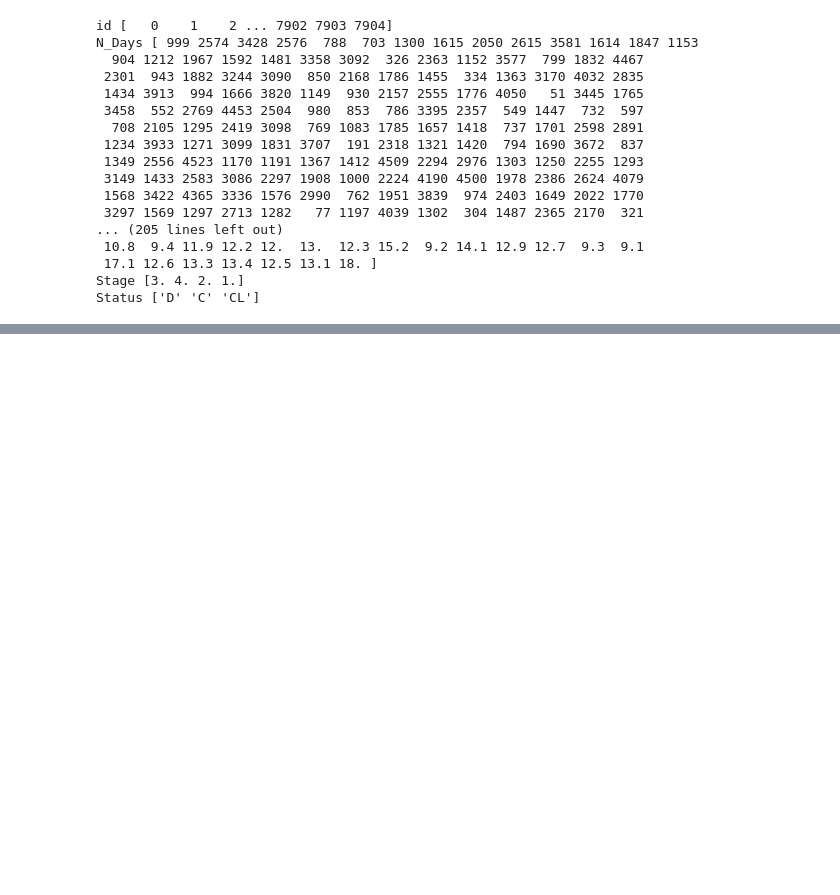
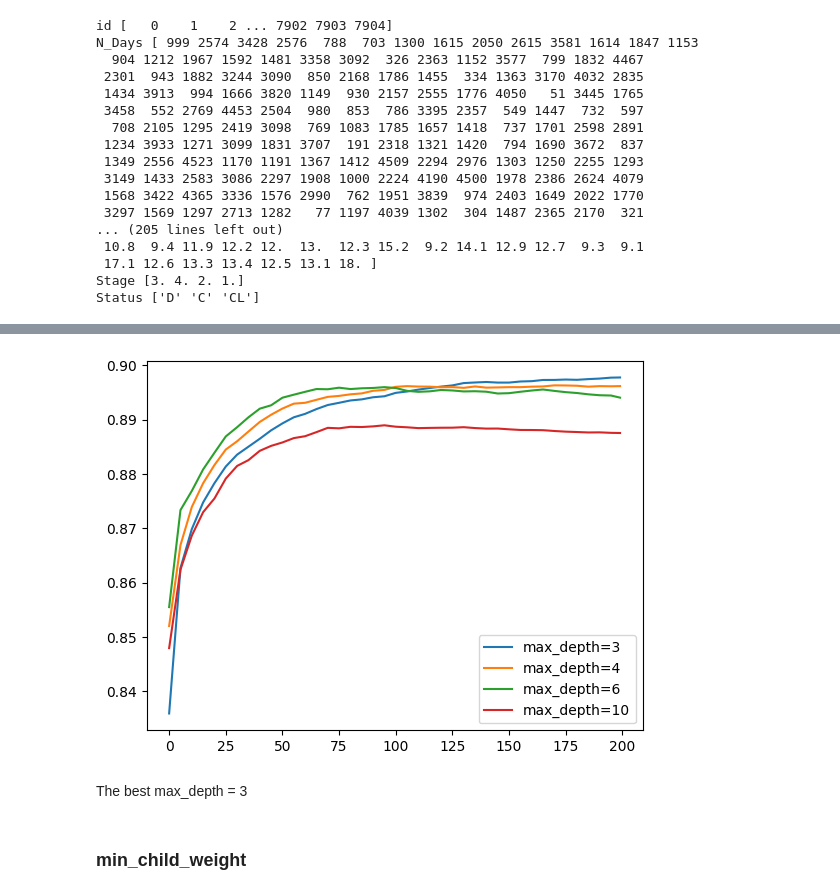
Before and after one commit to 16danielvm/MLZoomCamp, a Jupyter notebook: Capstone_Project_1/eda/notebook_eda.ipynb, the cells around one changed output, grey strips where cells are left out. Saved outputs shown, nothing was run; the diff lists cells and outputs as text; code cells hidden in the pictures; blank space fills up the shorter version.

```diff
--- a/Capstone_Project_1/eda/notebook_eda.ipynb
+++ b/Capstone_Project_1/eda/notebook_eda.ipynb
@@ -63,0 +1128,36 @@ Status ['D' 'C' 'CL']
+# %%
+scores = {}
+# %%
+%%capture output
+
+xgb_params = {
+    'eta': 0.1,
+    'max_depth': 10,
+    'min_child_weight':1,
+
+    'objective': 'multi:softmax',
+    'num_class': 3,
+    'eval_metric': 'auc',
+
+    'nthread': 8,
+    'seed': 1,
+    'verbosity': 1
+}
+
+model = xgb.train(xgb_params, dtrain, num_boost_round = 200,verbose_eval=5, evals= watchlist )
+# %%
+key = 'max_depth=%s' % (xgb_params['max_depth'])
+scores[key] = parse_xgb_output(output)
+# %%
+for max_depth, df_score in scores.items():
+    plt.plot(df_score.num_iter, df_score.val_auc, label = max_depth)
+
+# plt.ylim(0.8, 0.84)
+plt.legend()
+plt.show()
+# %% [output]
+[figure, added]
+# %% [markdown]
+The best max_depth = 3
+# %% [markdown]
+### min_child_weight
```
Also changed, not shown: parts of 134 cells of this notebook, 3 other files.
